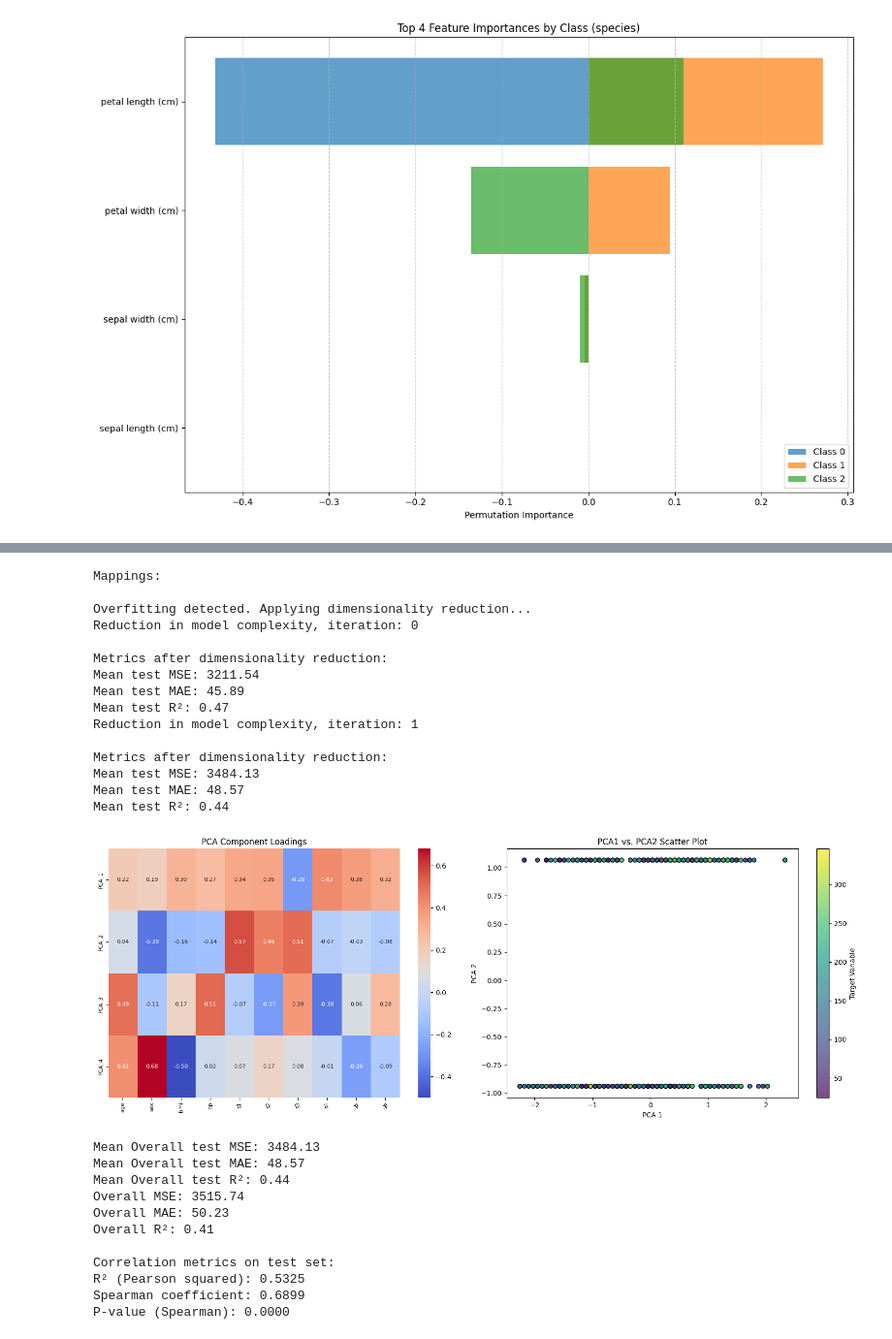
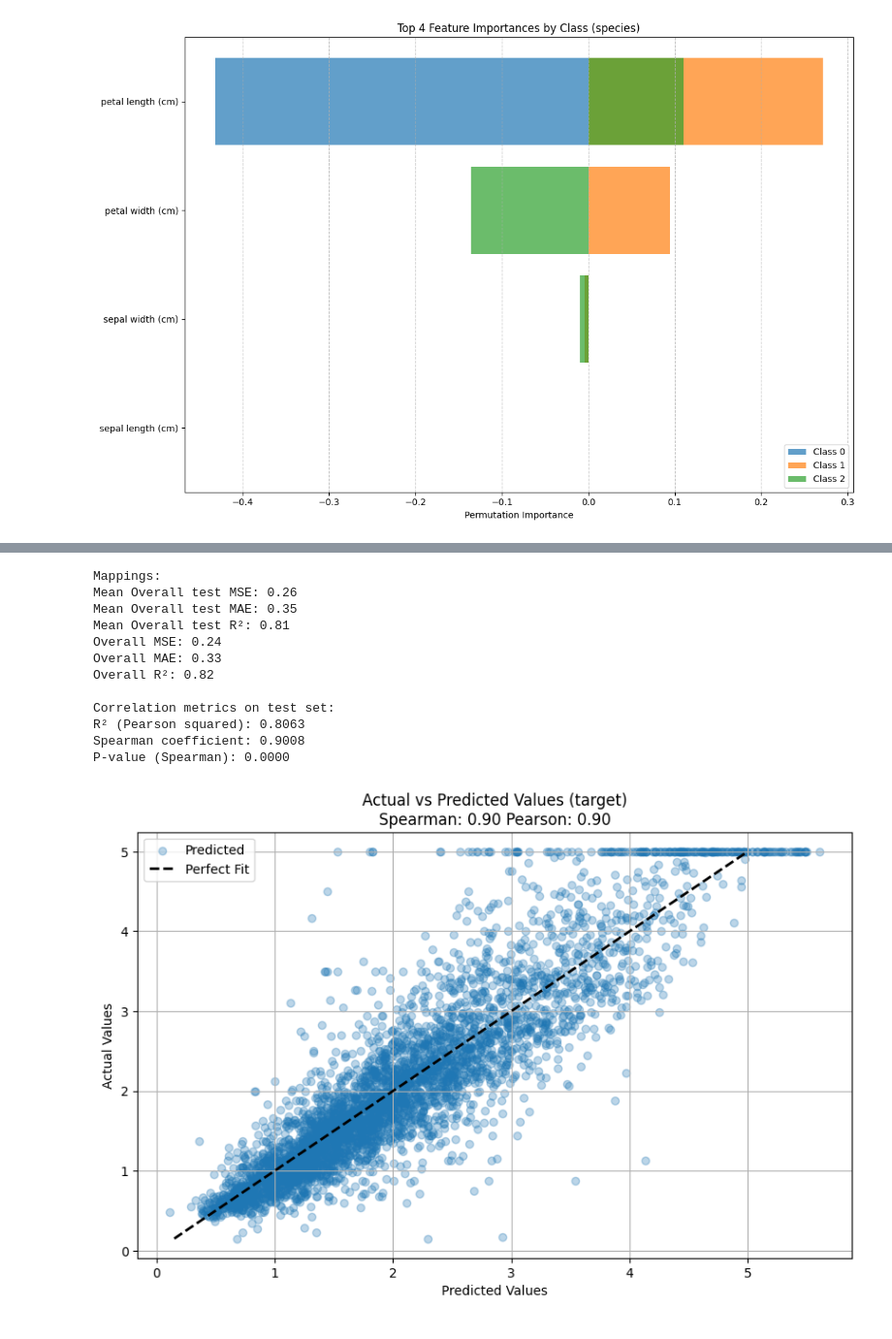
Before and after one commit to sajomac/AutoTree, a Jupyter notebook: Tree_Example.ipynb, the cells around one changed output, grey strips where cells are left out. Shown at 97% size. Cells and saved outputs as stored; diff of their text form; code cells hidden in the pictures.

Commit message:
Performance further datasets in TreeExample.ipynb

```diff
--- a/Tree_Example.ipynb
+++ b/Tree_Example.ipynb
@@ -134,53 +251,29 @@ Overall F1 score: 0.97
 # %%
-from sklearn.datasets import load_diabetes
-import pandas as pd
-
-# Load Diabetes dataset
-diabetes = load_diabetes()
-data = pd.DataFrame(diabetes.data, columns=diabetes.feature_names)
-data['target'] = diabetes.target
-data.to_csv("data/diabetes.csv")
-
-# or:
-data = pd.read_csv("data/diabetes.csv")
+data = pd.read_csv("data/california_housing.csv")
 
 # Run the model pipeline
 overfit_metric, model = random_forest(
     data,
     tar="target",
     tar_skew=True,
     pred_skew=True,
-    columns_to_remove=["Unnamed: 0"],
+    columns_to_remove=[],
     identify_predictors=True,
     graphs=True,
     dim_reduce=True,
-    categorical = False
+    categorical=False
 )
 # %% [output]
 Mappings:
+Mean Overall test MSE: 0.26
+Mean Overall test MAE: 0.35
+Mean Overall test R²: 0.81
+Overall MSE: 0.24
+Overall MAE: 0.33
+Overall R²: 0.82
 
-Overfitting detected. Applying dimensionality reduction...
-Reduction in model complexity, iteration: 0
-
-Metrics after dimensionality reduction:
-Mean test MSE: 3211.54
-Mean test MAE: 45.89
-Mean test R²: 0.47
-Reduction in model complexity, iteration: 1
-
-Metrics after dimensionality reduction:
-Mean test MSE: 3484.13
-Mean test MAE: 48.57
-Mean test R²: 0.44
+Correlation metrics on test set:
+R² (Pearson squared): 0.8063
+Spearman coefficient: 0.9008
+P-value (Spearman): 0.0000
-[figure, old version]
+[figure, new version]
-Mean Overall test MSE: 3484.13
-Mean Overall test MAE: 48.57
-Mean Overall test R²: 0.44
-Overall MSE: 3515.74
-Overall MAE: 50.23
-Overall R²: 0.41
-
-Correlation metrics on test set:
-R² (Pearson squared): 0.5325
-Spearman coefficient: 0.6899
-P-value (Spearman): 0.0000
```
Also changed, not shown: parts of 8 cells of this notebook, 4 other files.
